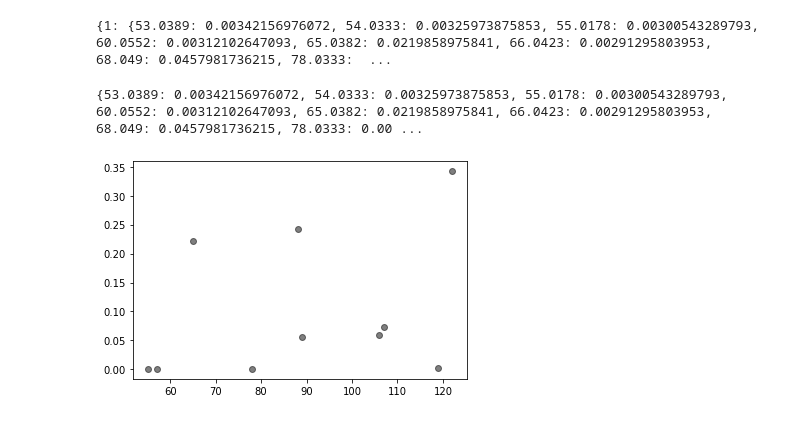
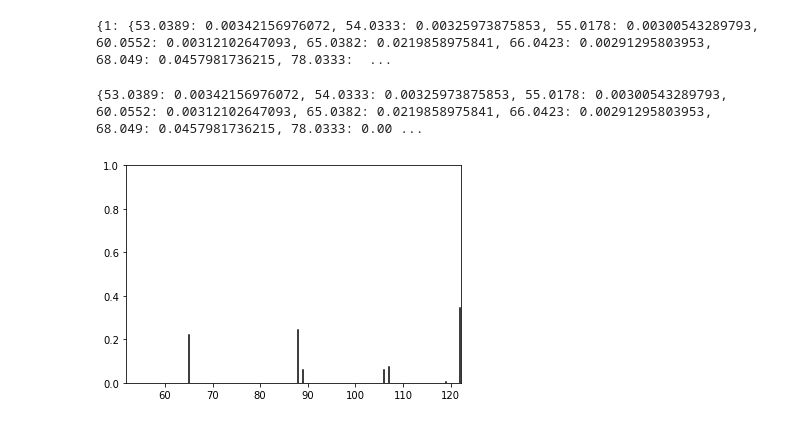
Before and after one commit to luisdrita/FoodReco, a Jupyter notebook: FoodReco.ipynb, the cells around one changed output. Saved outputs shown, nothing was run; the diff lists cells and outputs as text; code cells hidden in the pictures.

```diff
--- a/FoodReco.ipynb
+++ b/FoodReco.ipynb
@@ -171,24 +171,18 @@ for i in range(1, 10):
 print(spectrum)
 # %% [output]
 {1: {53.0389: 0.00342156976072, 54.0333: 0.00325973875853, 55.0178: 0.00300543289793, 60.0552: 0.00312102647093, 65.0382: 0.0219858975841, 66.0423: 0.00291295803953, 68.049: 0.0457981736215, 78.0333:  ...
-# %%
-print(spectrum[1])
-
-from pandas import read_csv
-from matplotlib import pyplot
-#series = spectrum[1].values()
-#series.plot()
-#pyplot.show()
-# %% [output]
-{53.0389: 0.00342156976072, 54.0333: 0.00325973875853, 55.0178: 0.00300543289793, 60.0552: 0.00312102647093, 65.0382: 0.0219858975841, 66.0423: 0.00291295803953, 68.049: 0.0457981736215, 78.0333: 0.00 ...
 # %%
-import numpy as np
+print(spectrum[1])
+
+# Importing matplotlib.pyplot as plt
 import matplotlib.pyplot as plt
 
-x = spectrum[3].keys()
-y = spectrum[3].values()
+for index, value in spectrum[3].items():
 
-plt.scatter(x, y, alpha=0.5, color="black")
+    plt.axvline(x = index, ymin = 0, ymax = value,
+            color ='black')
+
 plt.show()
 # %% [output]
+{53.0389: 0.00342156976072, 54.0333: 0.00325973875853, 55.0178: 0.00300543289793, 60.0552: 0.00312102647093, 65.0382: 0.0219858975841, 66.0423: 0.00291295803953, 68.049: 0.0457981736215, 78.0333: 0.00 ...
-[figure, old version]
+[figure, new version]
```
